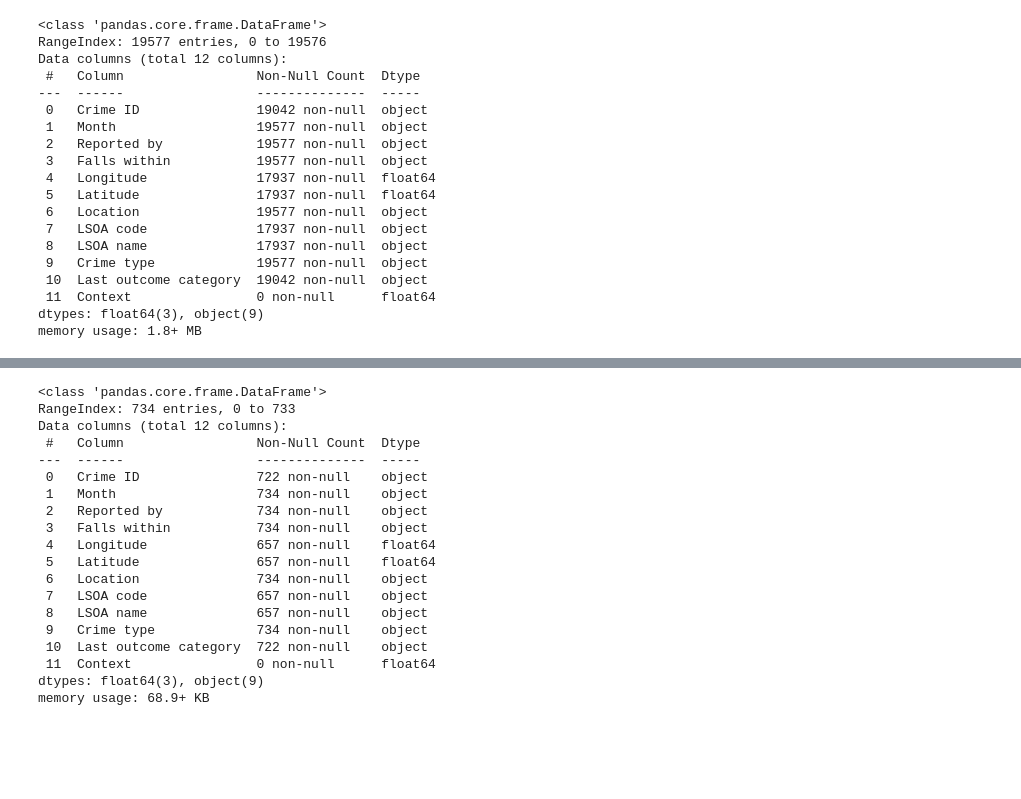
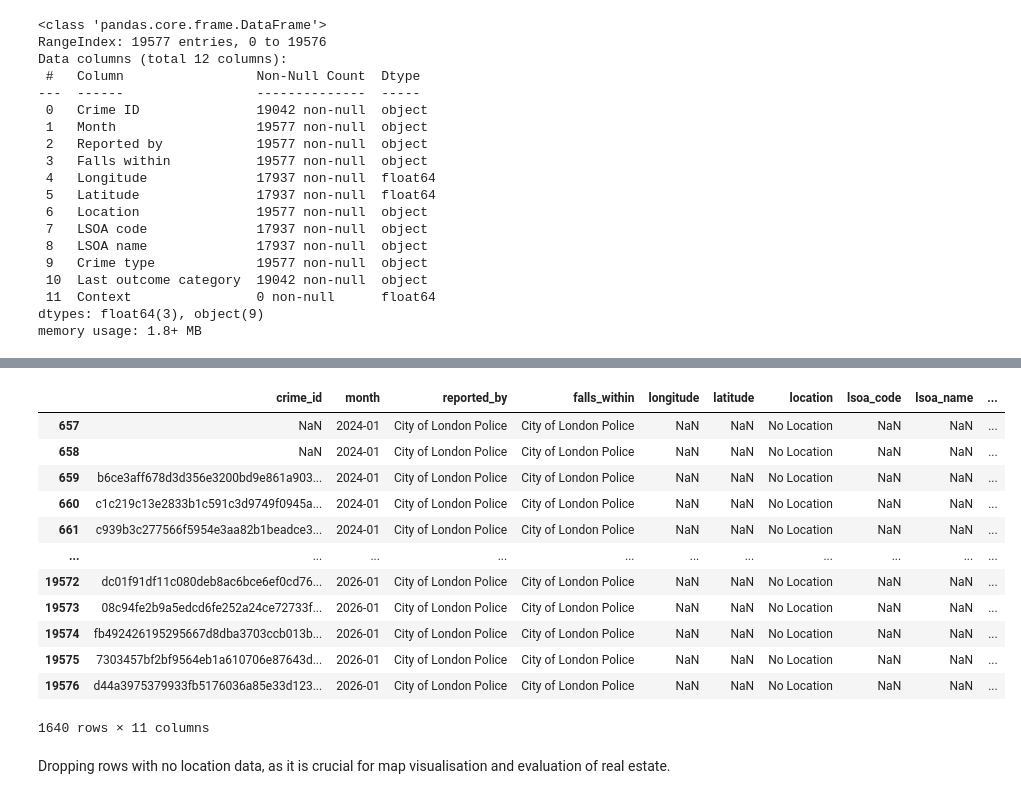
Before and after one commit to sunilramjali/crime_eda_remote, a Jupyter notebook: notebooks/preprocessing.ipynb, the cells around one changed output, grey strips where cells are left out. Drawn from its saved outputs; the diff is of its cells as text; code cells hidden in the pictures; blank space fills up the shorter version.

Commit message:
Updated Data Preprocessing

```diff
--- a/notebooks/preprocessing.ipynb
+++ b/notebooks/preprocessing.ipynb
@@ -41,0 +87,8 @@ memory usage: 1.8+ MB
+# %%
+city.columns = (
+    city.columns
+    .str.strip() # remove any leading or trailing whitespace from the column names
+    .str.lower() # convert the column names to lowercase
+    .str.replace(" ", "_") # replace any spaces in the column names with underscores
+)
+city.columns # check the column names to ensure they have been cleaned properly
@@ -70,4 +130,5 @@ Context                  1.00
 dtype: float64
 # %%
-# remove context column as they have no values
-city = city.drop(columns=["Context"], inplace=False)
+# remove context column as the column is completely empty and has no values
+city = city.drop(columns=["context"], inplace=False)
+city.columns # check if the column has been removed
@@ -81,4 +139,0 @@ Index(['Crime ID', 'Month', 'Reported by', 'Falls within', 'Longitude',
-# %%
-# drop rows with null values in lsoa name column (location data)
-city = city.dropna(subset=["LSOA name"], inplace=False)
-city.isnull().sum()
@@ -98,5 +139,0 @@ dtype: int64
-# %%
-# drop rows with null crime id and last outcome category
-
-city = city.dropna(subset=["Crime ID", "Last outcome category"], inplace=False)
-city.isnull().sum()
@@ -116,25 +140,19 @@ dtype: int64
-# %%
-# Adding all the city of london data in one dataframe
-
-city1 = pd.read_csv("data/2024-01/2024-01-city-of-london-street.csv")
-city1.info()
-# %% [output]
-<class 'pandas.core.frame.DataFrame'>
-RangeIndex: 734 entries, 0 to 733
-Data columns (total 12 columns):
- #   Column                 Non-Null Count  Dtype
----  ------                 --------------  -----
- 0   Crime ID               722 non-null    object
- 1   Month                  734 non-null    object
- 2   Reported by            734 non-null    object
- 3   Falls within           734 non-null    object
- 4   Longitude              657 non-null    float64
- 5   Latitude               657 non-null    float64
- 6   Location               734 non-null    object
- 7   LSOA code              657 non-null    object
- 8   LSOA name              657 non-null    object
- 9   Crime type             734 non-null    object
- 10  Last outcome category  722 non-null    object
- 11  Context                0 non-null      float64
-dtypes: float64(3), object(9)
-memory usage: 68.9+ KB
+# %%
+# show rows with null values on longitude
+city[city["longitude"].isnull()] # check the rows with null values in longitude to
+# %% [output]
+|  | crime_id | month | reported_by | falls_within | longitude | latitude | location | lsoa_code | lsoa_name | ... |
+| 657 | NaN | 2024-01 | City of London Police | City of London Police | NaN | NaN | No Location | NaN | NaN | ... |
+| 658 | NaN | 2024-01 | City of London Police | City of London Police | NaN | NaN | No Location | NaN | NaN | ... |
+| 659 | b6ce3aff678d3d356e3200bd9e861a903... | 2024-01 | City of London Police | City of London Police | NaN | NaN | No Location | NaN | NaN | ... |
+| 660 | c1c219c13e2833b1c591c3d9749f0945a... | 2024-01 | City of London Police | City of London Police | NaN | NaN | No Location | NaN | NaN | ... |
+| 661 | c939b3c277566f5954e3aa82b1beadce3... | 2024-01 | City of London Police | City of London Police | NaN | NaN | No Location | NaN | NaN | ... |
+| ... | ... | ... | ... | ... | ... | ... | ... | ... | ... | ... |
+| 19572 | dc01f91df11c080deb8ac6bce6ef0cd76... | 2026-01 | City of London Police | City of London Police | NaN | NaN | No Location | NaN | NaN | ... |
+| 19573 | 08c94fe2b9a5edcd6fe252a24ce72733f... | 2026-01 | City of London Police | City of London Police | NaN | NaN | No Location | NaN | NaN | ... |
+| 19574 | fb492426195295667d8dba3703ccb013b... | 2026-01 | City of London Police | City of London Police | NaN | NaN | No Location | NaN | NaN | ... |
+| 19575 | 7303457bf2bf9564eb1a610706e87643d... | 2026-01 | City of London Police | City of London Police | NaN | NaN | No Location | NaN | NaN | ... |
+| 19576 | d44a3975379933fb5176036a85e33d123... | 2026-01 | City of London Police | City of London Police | NaN | NaN | No Location | NaN | NaN | ... |
+1640 rows × 11 columns
+# %% [markdown]
+Dropping rows with no location data, as it is crucial for map visualisation and evaluation of real estate.
```
Also changed, not shown: parts of 39 cells of this notebook, 1 other file.
